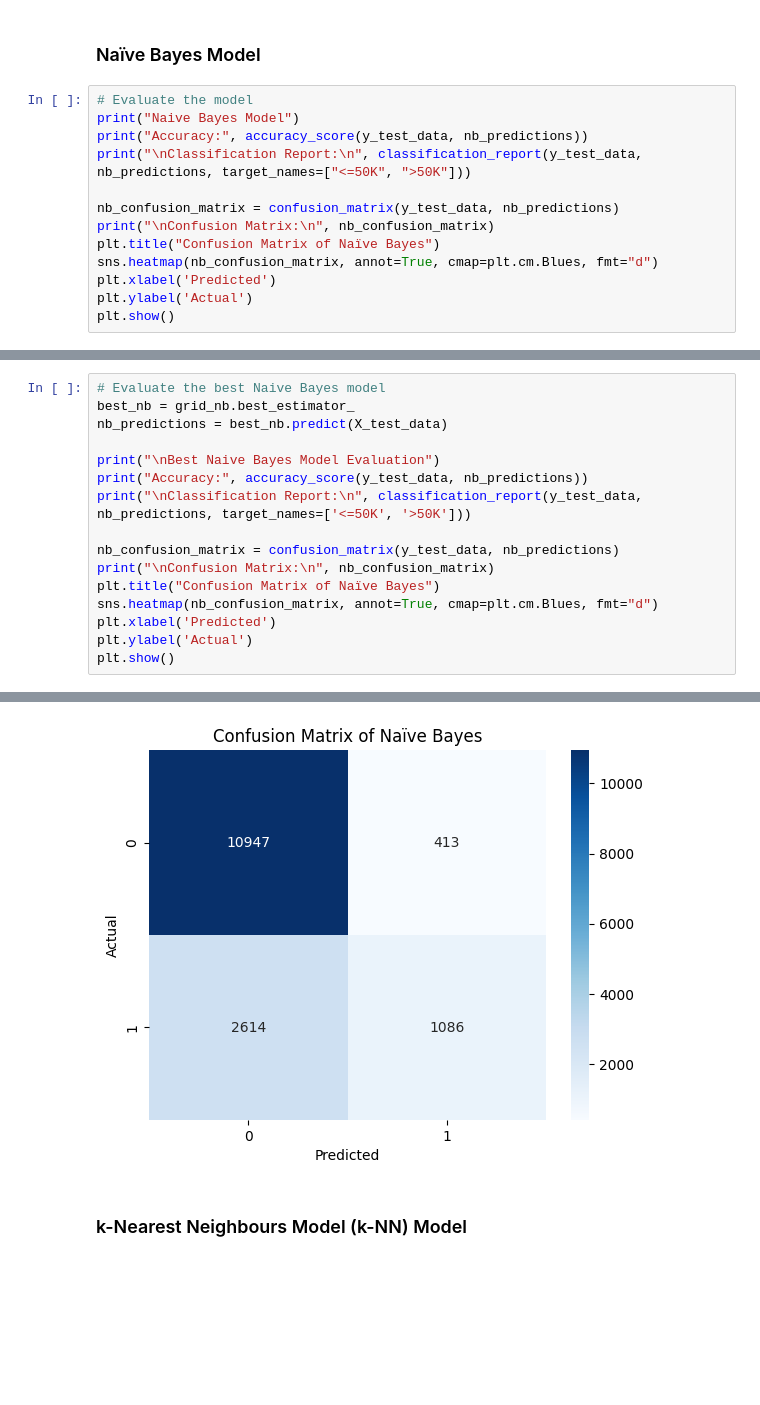
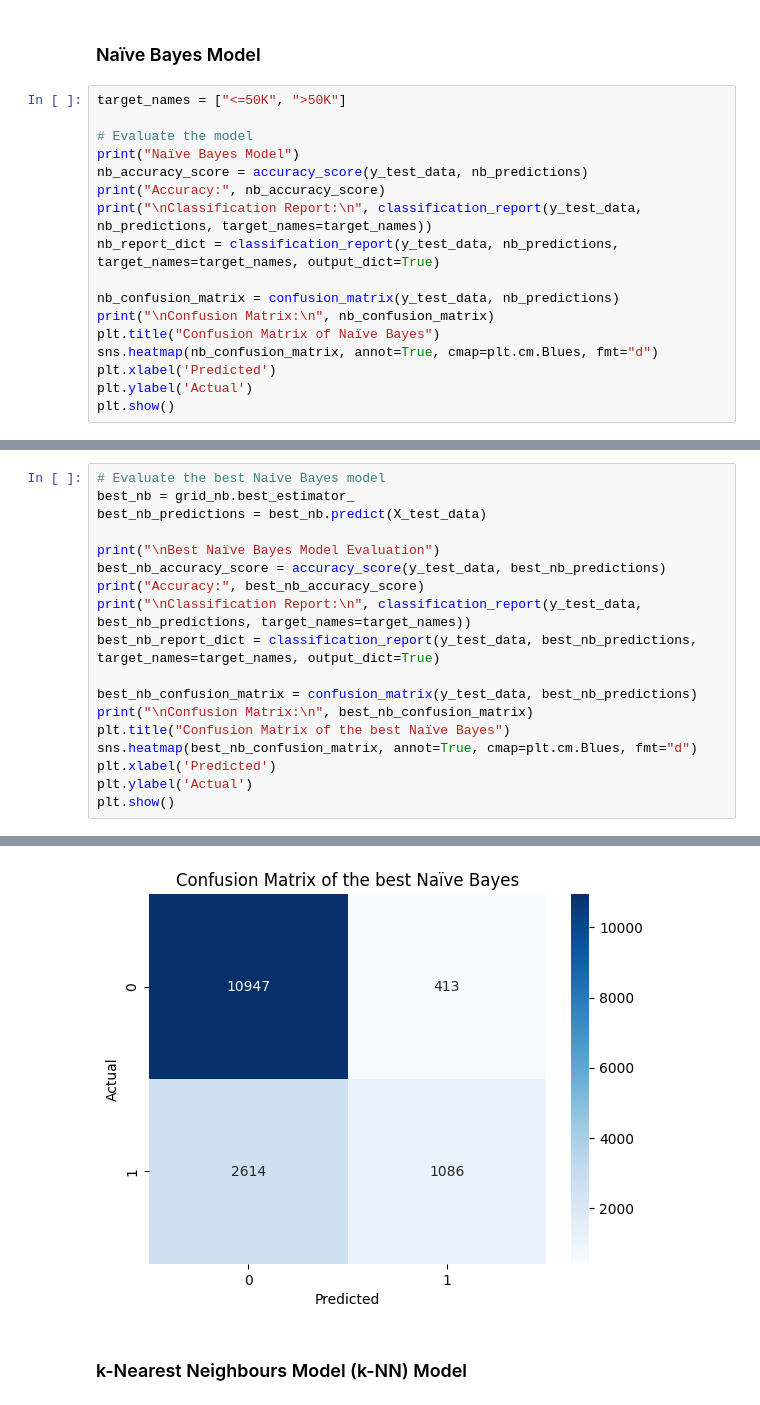
Before and after one commit to roshaniayu/IN6227-Data-Mining-Assignments, a Jupyter notebook: Assignment 1/Assignment1_Roshani Ayu Pranasti_G2504973A.ipynb, the cells around one changed output, grey strips where cells are left out. Drawn from its saved outputs; the diff is of its cells as text; blank space fills up the shorter version.

```diff
--- a/Assignment 1/Assignment1_Roshani Ayu Pranasti_G2504973A.ipynb
+++ b/Assignment 1/Assignment1_Roshani Ayu Pranasti_G2504973A.ipynb
@@ -535,10 +533,14 @@ Best k-NN Parameters: {'n_neighbors': 21}
 # %% [markdown]
 ### Naïve Bayes Model
 # %%
+target_names = ["<=50K", ">50K"]
+
 # Evaluate the model
-print("Naive Bayes Model")
-print("Accuracy:", accuracy_score(y_test_data, nb_predictions))
-print("\nClassification Report:\n", classification_report(y_test_data, nb_predictions, target_names=["<=50K", ">50K"]))
+print("Naïve Bayes Model")
+nb_accuracy_score = accuracy_score(y_test_data, nb_predictions)
+print("Accuracy:", nb_accuracy_score)
+print("\nClassification Report:\n", classification_report(y_test_data, nb_predictions, target_names=target_names))
+nb_report_dict = classification_report(y_test_data, nb_predictions, target_names=target_names, output_dict=True)
 
 nb_confusion_matrix = confusion_matrix(y_test_data, nb_predictions)
 print("\nConfusion Matrix:\n", nb_confusion_matrix)
@@ -569,16 +571,18 @@ Confusion Matrix:
 # %%
 # Evaluate the best Naive Bayes model
 best_nb = grid_nb.best_estimator_
-nb_predictions = best_nb.predict(X_test_data)
+best_nb_predictions = best_nb.predict(X_test_data)
 
-print("\nBest Naive Bayes Model Evaluation")
-print("Accuracy:", accuracy_score(y_test_data, nb_predictions))
-print("\nClassification Report:\n", classification_report(y_test_data, nb_predictions, target_names=['<=50K', '>50K']))
+print("\nBest Naïve Bayes Model Evaluation")
+best_nb_accuracy_score = accuracy_score(y_test_data, best_nb_predictions)
+print("Accuracy:", best_nb_accuracy_score)
+print("\nClassification Report:\n", classification_report(y_test_data, best_nb_predictions, target_names=target_names))
+best_nb_report_dict = classification_report(y_test_data, best_nb_predictions, target_names=target_names, output_dict=True)
 
-nb_confusion_matrix = confusion_matrix(y_test_data, nb_predictions)
-print("\nConfusion Matrix:\n", nb_confusion_matrix)
-plt.title("Confusion Matrix of Naïve Bayes")
-sns.heatmap(nb_confusion_matrix, annot=True, cmap=plt.cm.Blues, fmt="d")
+best_nb_confusion_matrix = confusion_matrix(y_test_data, best_nb_predictions)
+print("\nConfusion Matrix:\n", best_nb_confusion_matrix)
+plt.title("Confusion Matrix of the best Naïve Bayes")
+sns.heatmap(best_nb_confusion_matrix, annot=True, cmap=plt.cm.Blues, fmt="d")
 plt.xlabel('Predicted')
 plt.ylabel('Actual')
 plt.show()
@@ -587,20 +591,20 @@ Best Naive Bayes Model Evaluation
 Accuracy: 0.7990039840637451
 
 Classification Report:
                precision    recall  f1-score   support
 
        <=50K       0.81      0.96      0.88     11360
         >50K       0.72      0.29      0.42      3700
 
     accuracy                           0.80     15060
    macro avg       0.77      0.63      0.65     15060
 weighted avg       0.79      0.80      0.77     15060
 
 
 Confusion Matrix:
  [[10947   413]
  [ 2614  1086]]
-[figure, old version]
+[figure, new version]
 # %% [markdown]
 ### k-Nearest Neighbours Model (k-NN) Model
 # %%
```
Also changed, not shown: parts of 9 cells of this notebook.
